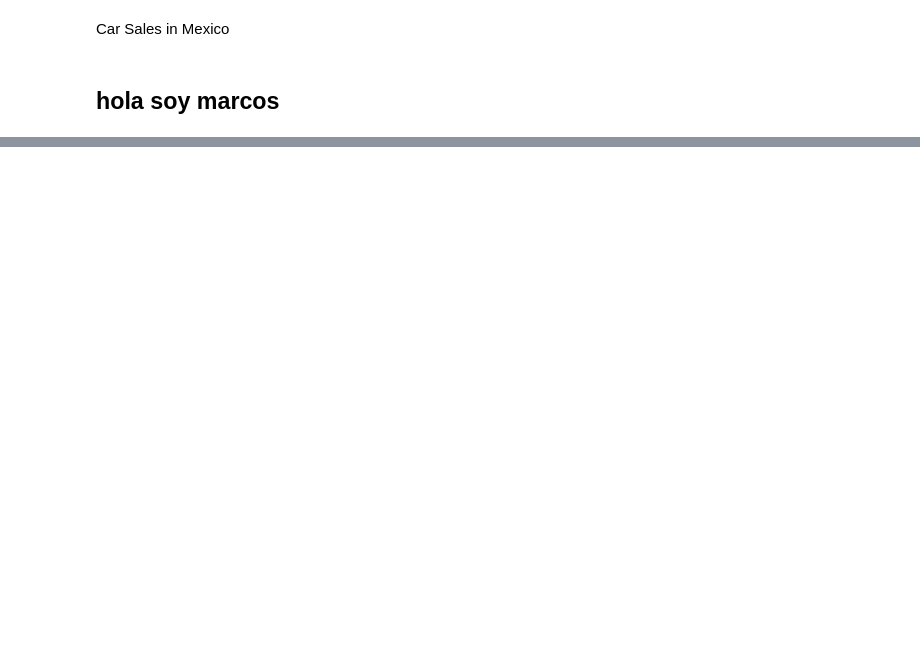
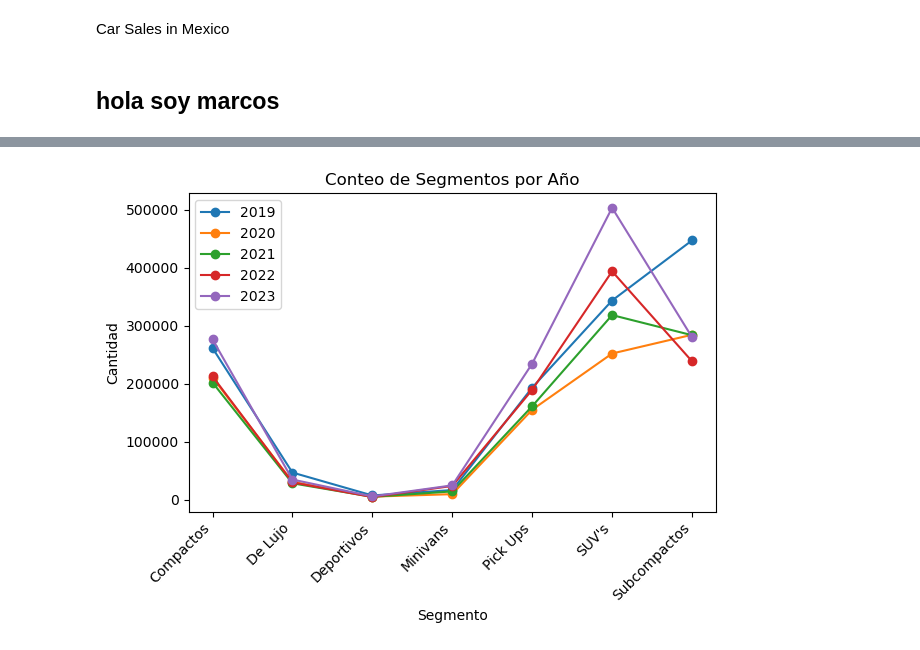
Before and after one commit to AngelesVillagrana/Project-1, a Jupyter notebook: Project-1-Car-Sales.ipynb, the cells around one changed output, grey strips where cells are left out. Cells and saved outputs as stored; diff of their text form; code cells hidden in the pictures; blank space fills up the shorter version.

```diff
--- a/Project-1-Car-Sales.ipynb
+++ b/Project-1-Car-Sales.ipynb
@@ -38,0 +108,21 @@ Name: 88962, dtype: object
+# %%
+# Iterar sobre los años y graficar los conteos de segmentos
+for año, conteo_segmentos_año in conteo_por_año.items():
+    plt.plot(conteo_segmentos_año.index, conteo_segmentos_año.values, label=str(año), marker='o')
+
+# Agregar título y etiquetas de los ejes
+plt.title('Conteo de Segmentos por Año')
+plt.xlabel('Segmento')
+plt.ylabel('Cantidad')
+plt.xticks(rotation=45, ha='right')
+plt.legend()
+
+# Ajustar los límites de los ejes para hacer el gráfico más alejado
+#plt.xlim(left=-0.5)  # Para mostrar un poco más a la izquierda
+#plt.ylim(bottom=0)   # Y no tener números negativos en el eje y
+
+# Mostrar el gráfico
+plt.tight_layout()
+plt.show()
+# %% [output]
+[figure, added]
```
Also changed, not shown: parts of 6 cells of this notebook.
